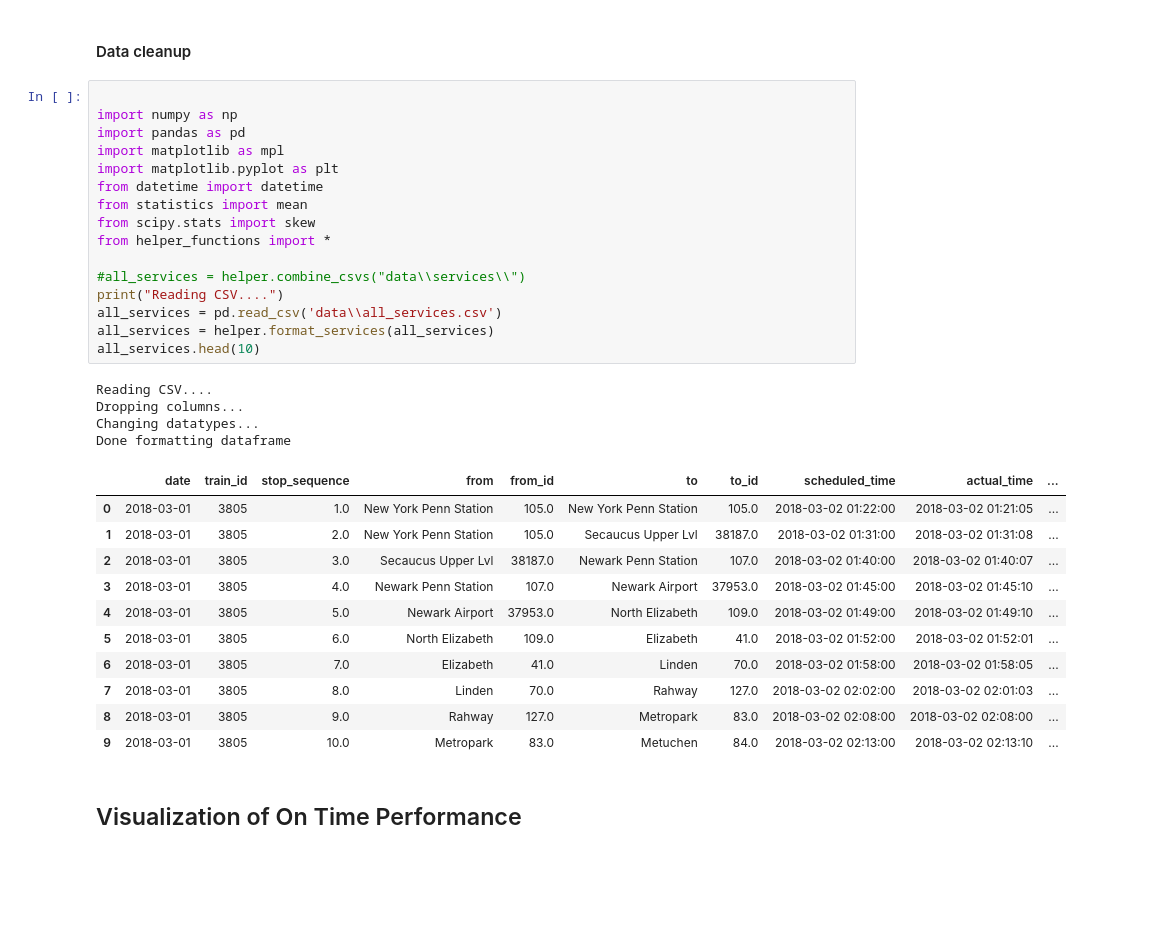
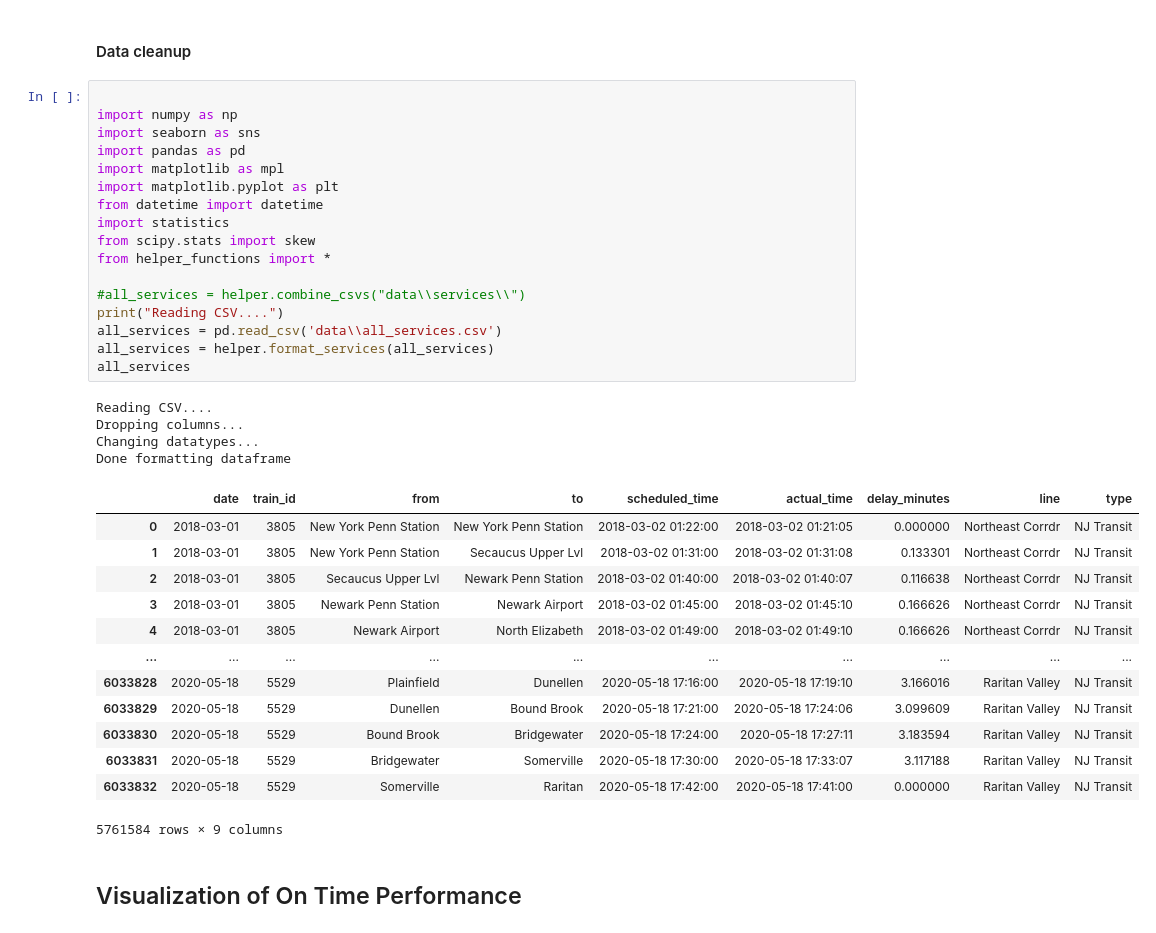
Before and after one commit to d0ugherty/On-Time-Performance-Stats, a Jupyter notebook: on_time_performance.ipynb, the cells around one changed output. Saved outputs shown, nothing was run; the diff lists cells and outputs as text; blank space fills up the shorter version.

```diff
--- a/on_time_performance.ipynb
+++ b/on_time_performance.ipynb
@@ -11,35 +11,38 @@ On-time performance refers to the level of success of a service adhering to its
 # %%
 
 import numpy as np
+import seaborn as sns
 import pandas as pd
 import matplotlib as mpl
 import matplotlib.pyplot as plt
 from datetime import datetime
-from statistics import mean
+import statistics
 from scipy.stats import skew
 from helper_functions import *
 
 #all_services = helper.combine_csvs("data\\services\\")
 print("Reading CSV....")
 all_services = pd.read_csv('data\\all_services.csv')
 all_services = helper.format_services(all_services)
-all_services.head(10)
+all_services
 # %% [output]
 Reading CSV....
 Dropping columns...
 Changing datatypes...
 Done formatting dataframe
-|  | date | train_id | stop_sequence | from | from_id | to | to_id | scheduled_time | actual_time | ... |
-| 0 | 2018-03-01 | 3805 | 1.0 | New York Penn Station | 105.0 | New York Penn Station | 105.0 | 2018-03-02 01:22:00 | 2018-03-02 01:21:05 | ... |
-| 1 | 2018-03-01 | 3805 | 2.0 | New York Penn Station | 105.0 | Secaucus Upper Lvl | 38187.0 | 2018-03-02 01:31:00 | 2018-03-02 01:31:08 | ... |
-| 2 | 2018-03-01 | 3805 | 3.0 | Secaucus Upper Lvl | 38187.0 | Newark Penn Station | 107.0 | 2018-03-02 01:40:00 | 2018-03-02 01:40:07 | ... |
-| 3 | 2018-03-01 | 3805 | 4.0 | Newark Penn Station | 107.0 | Newark Airport | 37953.0 | 2018-03-02 01:45:00 | 2018-03-02 01:45:10 | ... |
-| 4 | 2018-03-01 | 3805 | 5.0 | Newark Airport | 37953.0 | North Elizabeth | 109.0 | 2018-03-02 01:49:00 | 2018-03-02 01:49:10 | ... |
-| 5 | 2018-03-01 | 3805 | 6.0 | North Elizabeth | 109.0 | Elizabeth | 41.0 | 2018-03-02 01:52:00 | 2018-03-02 01:52:01 | ... |
-| 6 | 2018-03-01 | 3805 | 7.0 | Elizabeth | 41.0 | Linden | 70.0 | 2018-03-02 01:58:00 | 2018-03-02 01:58:05 | ... |
-| 7 | 2018-03-01 | 3805 | 8.0 | Linden | 70.0 | Rahway | 127.0 | 2018-03-02 02:02:00 | 2018-03-02 02:01:03 | ... |
-| 8 | 2018-03-01 | 3805 | 9.0 | Rahway | 127.0 | Metropark | 83.0 | 2018-03-02 02:08:00 | 2018-03-02 02:08:00 | ... |
-| 9 | 2018-03-01 | 3805 | 10.0 | Metropark | 83.0 | Metuchen | 84.0 | 2018-03-02 02:13:00 | 2018-03-02 02:13:10 | ... |
+|  | date | train_id | from | to | scheduled_time | actual_time | delay_minutes | line | type |
+| 0 | 2018-03-01 | 3805 | New York Penn Station | New York Penn Station | 2018-03-02 01:22:00 | 2018-03-02 01:21:05 | 0.000000 | Northeast Corrdr | NJ Transit |
+| 1 | 2018-03-01 | 3805 | New York Penn Station | Secaucus Upper Lvl | 2018-03-02 01:31:00 | 2018-03-02 01:31:08 | 0.133301 | Northeast Corrdr | NJ Transit |
+| 2 | 2018-03-01 | 3805 | Secaucus Upper Lvl | Newark Penn Station | 2018-03-02 01:40:00 | 2018-03-02 01:40:07 | 0.116638 | Northeast Corrdr | NJ Transit |
+| 3 | 2018-03-01 | 3805 | Newark Penn Station | Newark Airport | 2018-03-02 01:45:00 | 2018-03-02 01:45:10 | 0.166626 | Northeast Corrdr | NJ Transit |
+| 4 | 2018-03-01 | 3805 | Newark Airport | North Elizabeth | 2018-03-02 01:49:00 | 2018-03-02 01:49:10 | 0.166626 | Northeast Corrdr | NJ Transit |
+| ... | ... | ... | ... | ... | ... | ... | ... | ... | ... |
+| 6033828 | 2020-05-18 | 5529 | Plainfield | Dunellen | 2020-05-18 17:16:00 | 2020-05-18 17:19:10 | 3.166016 | Raritan Valley | NJ Transit |
+| 6033829 | 2020-05-18 | 5529 | Dunellen | Bound Brook | 2020-05-18 17:21:00 | 2020-05-18 17:24:06 | 3.099609 | Raritan Valley | NJ Transit |
+| 6033830 | 2020-05-18 | 5529 | Bound Brook | Bridgewater | 2020-05-18 17:24:00 | 2020-05-18 17:27:11 | 3.183594 | Raritan Valley | NJ Transit |
+| 6033831 | 2020-05-18 | 5529 | Bridgewater | Somerville | 2020-05-18 17:30:00 | 2020-05-18 17:33:07 | 3.117188 | Raritan Valley | NJ Transit |
+| 6033832 | 2020-05-18 | 5529 | Somerville | Raritan | 2020-05-18 17:42:00 | 2020-05-18 17:41:00 | 0.000000 | Raritan Valley | NJ Transit |
+5761584 rows × 9 columns
 # %% [markdown]
 ## Visualization of On Time Performance
 # %% [markdown]
```
Also changed, not shown: parts of 3 cells of this notebook, 1 other file.
